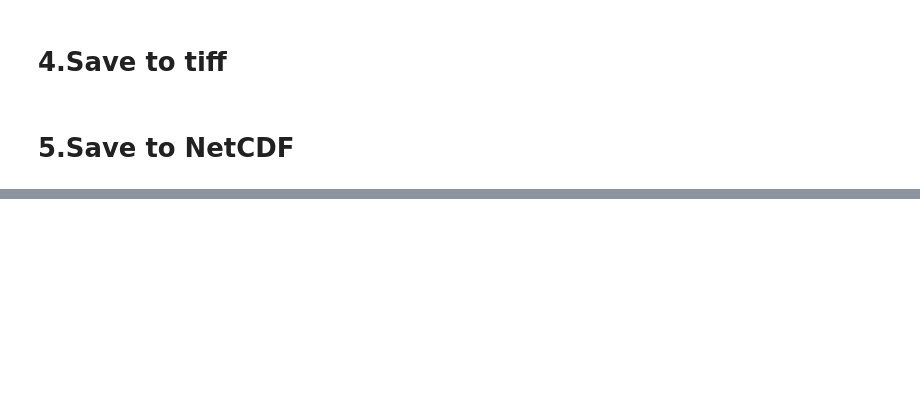
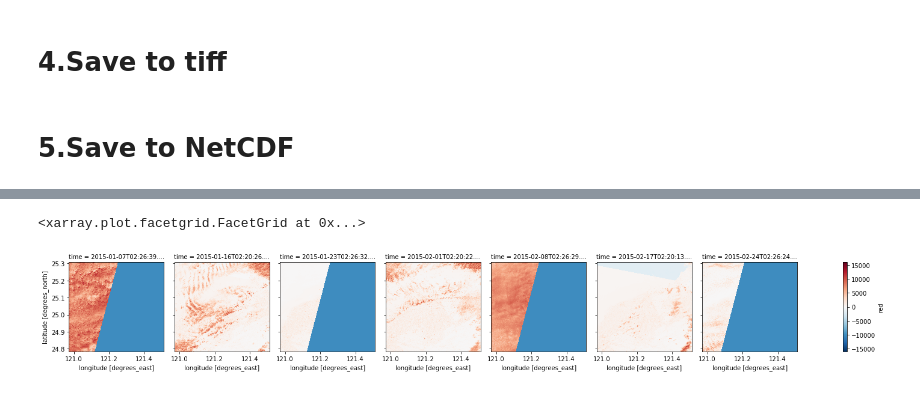
Before and after one commit to h920032/TWDC_workshop, a Jupyter notebook: 01Load_data.ipynb, the cells around one changed output, grey strips where cells are left out. Cells and saved outputs as stored; diff of their text form; code cells hidden in the pictures; blank space fills up the shorter version.

```diff
--- a/01Load_data.ipynb
+++ b/01Load_data.ipynb
@@ -97,0 +163,8 @@ landsat.to_netCDF('test.nc')
+# %%
+import os
+path = os.path.abspath('.')
+input_landsat = xr.open_dataset(path + '/test.nc')
+input_landsat.red.plot(col = 'time')
+# %% [output]
+<xarray.plot.facetgrid.FacetGrid at 0x...>
+[figure, added]
```
Also changed, not shown: parts of 10 cells of this notebook, 1 other file.
